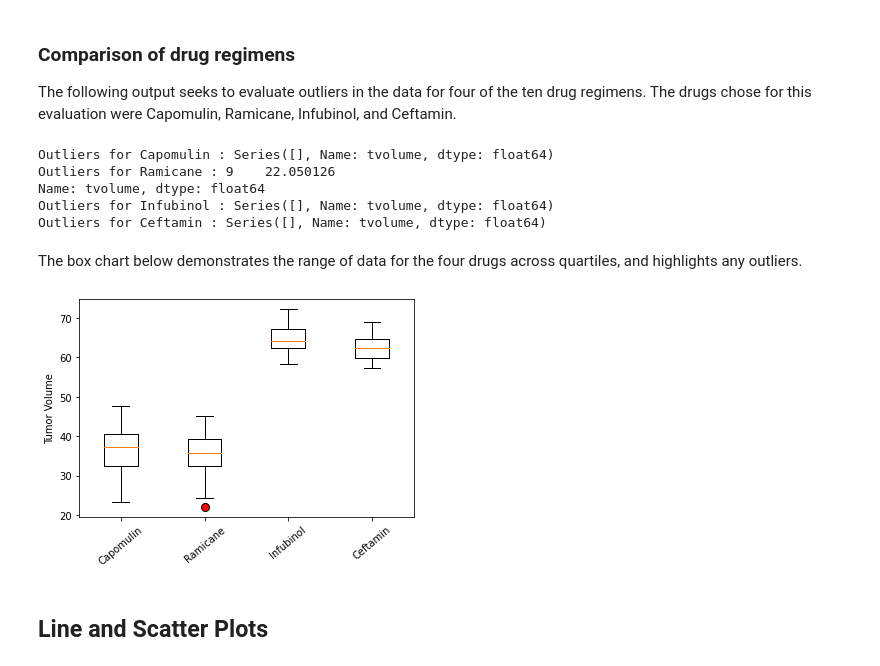
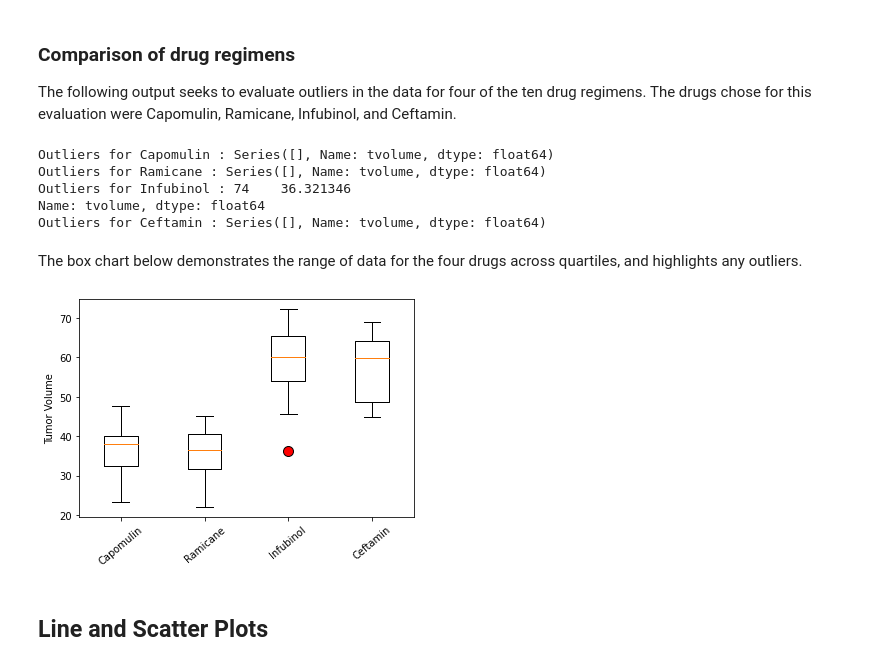
Before and after one commit to vgpass/matplotlib-challenge, a Jupyter notebook: Pymaceuticals/pymaceuticals_complete.ipynb, the cells around one changed output. Drawn from its saved outputs; the diff is of its cells as text; code cells hidden in the pictures.

```diff
--- a/Pymaceuticals/pymaceuticals_complete.ipynb
+++ b/Pymaceuticals/pymaceuticals_complete.ipynb
@@ -299,9 +266,8 @@ plt.show()
 # Capomulin, Ramicane, Infubinol, and Ceftamin
 
 # Start by getting the last (greatest) timepoint for each mouse
-big_tumor = mouse_df_clean.nlargest(mouse_df_clean['ID'].nunique(),['time'])
 
-big_tumor.to_csv('drug_count.csv')
-big_tumor['Drug'].value_counts().sum()
-# big_tumor.dtypes
+big_tumor = mouse_df_clean.groupby(mouse_df_clean['ID'])['time'].max()
+
 # Merge this group df with the original DataFrame to get the tumor volume at the last timepoint
+final_tumor = pd.merge(mouse_df_clean, big_tumor, on=['ID', 'time'])
@@ -354,8 +286,8 @@ tumor_list = []
 for drug in treatments:
 
     # Locate the rows which contain mice on each drug and get the tumor volumes
-    tumor_volume = big_tumor.loc[big_tumor["Drug"] == drug, 'tvolume']
-    # tumor_volume.dtype
+    tumor_volume = final_tumor.loc[final_tumor["Drug"] == drug, 'tvolume']
+
     # add subset
     tumor_list.append(tumor_volume)
 
@@ -370,21 +302,21 @@ for drug in treatments:
     print(f"Outliers for {drug} : {outliers}")
 # %% [output]
 Outliers for Capomulin : Series([], Name: tvolume, dtype: float64)
-Outliers for Ramicane : 9    22.050126
+Outliers for Ramicane : Series([], Name: tvolume, dtype: float64)
+Outliers for Infubinol : 74    36.321346
 Name: tvolume, dtype: float64
-Outliers for Infubinol : Series([], Name: tvolume, dtype: float64)
 Outliers for Ceftamin : Series([], Name: tvolume, dtype: float64)
 # %% [markdown]
 The box chart below demonstrates the range of data for the four drugs across quartiles, and highlights any outliers.
 # %%
 # Generate a box plot that shows the distrubution of the tumor volume for each treatment group.
-boxplot_dict = dict(markerfacecolor='red',markersize=8)
+boxplot_dict = dict(markerfacecolor='red',markersize=10)
 plt.boxplot(tumor_list, labels = treatments, flierprops=boxplot_dict,widths=(.4))
 plt.xticks(rotation = 40)
 plt.ylabel('Tumor Volume')
 plt.show()
 # %% [output]
-[figure, old version]
+[figure, new version]
 # %% [markdown]
 ## Line and Scatter Plots
 # %% [markdown]
```
Also changed, not shown: parts of 14 cells of this notebook, 12 other files.
